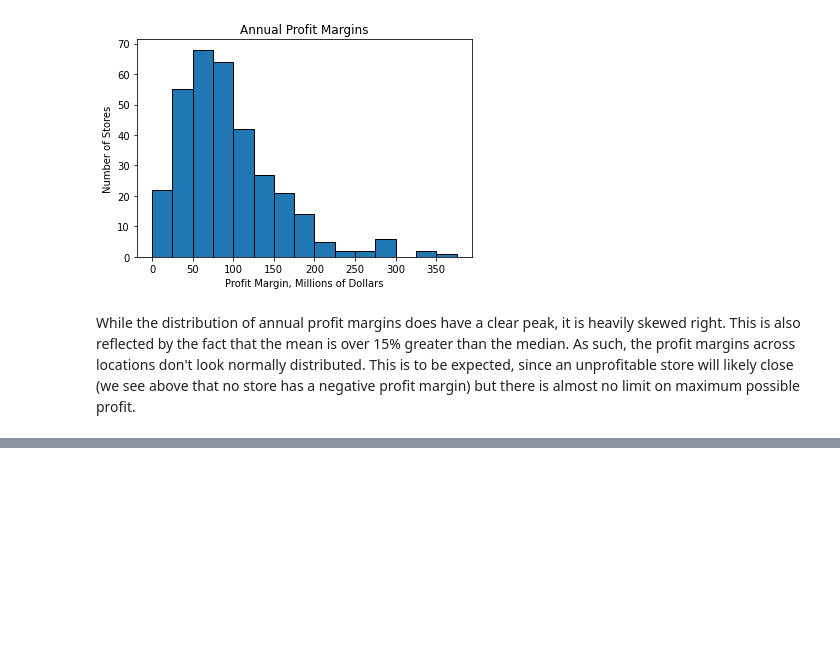
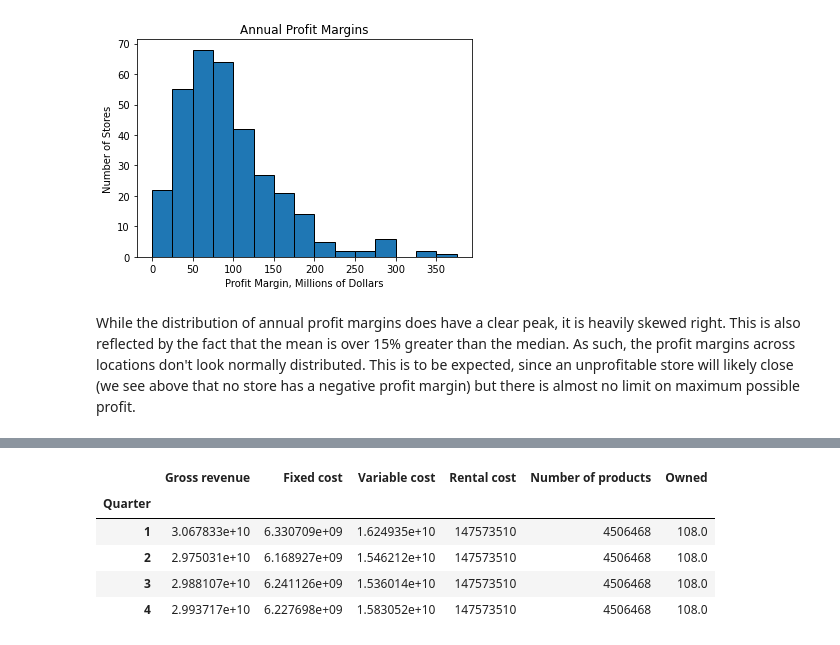
Before and after one commit to MichaelYinGH/assessment, a Jupyter notebook: analysis.ipynb, the cells around one changed output, grey strips where cells are left out. Saved outputs shown, nothing was run; the diff lists cells and outputs as text; code cells hidden in the pictures; blank space fills up the shorter version.

```diff
--- a/analysis.ipynb
+++ b/analysis.ipynb
@@ -52,0 +67,13 @@ While the distribution of annual profit margins does have a clear peak, it is he
+# %%
+# Combine months into quarters
+data_aggregate_quarterly = data_aggregate_monthly.copy()
+data_aggregate_quarterly.insert(0, "Quarter", [1, 1, 1, 2, 2, 2, 3, 3, 3, 4, 4, 4])
+data_aggregate_quarterly = data_aggregate_quarterly.groupby("Quarter").sum()
+data_aggregate_quarterly.head()
+# %% [output]
+|  | Gross revenue | Fixed cost | Variable cost | Rental cost | Number of products | Owned |
+| Quarter |  |  |  |  |  |  |
+| 1 | 3.067833e+10 | 6.330709e+09 | 1.624935e+10 | 147573510 | 4506468 | 108.0 |
+| 2 | 2.975031e+10 | 6.168927e+09 | 1.546212e+10 | 147573510 | 4506468 | 108.0 |
+| 3 | 2.988107e+10 | 6.241126e+09 | 1.536014e+10 | 147573510 | 4506468 | 108.0 |
+| 4 | 2.993717e+10 | 6.227698e+09 | 1.583052e+10 | 147573510 | 4506468 | 108.0 |
```
Also changed, not shown: parts of 6 cells of this notebook.
